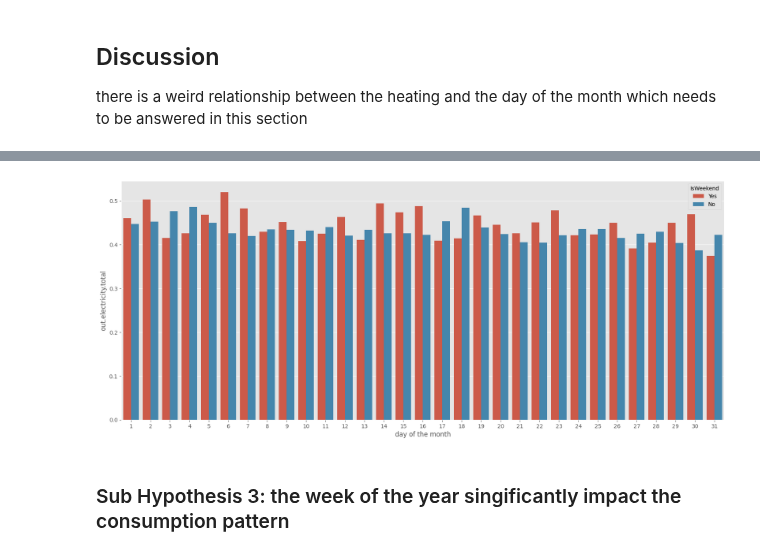
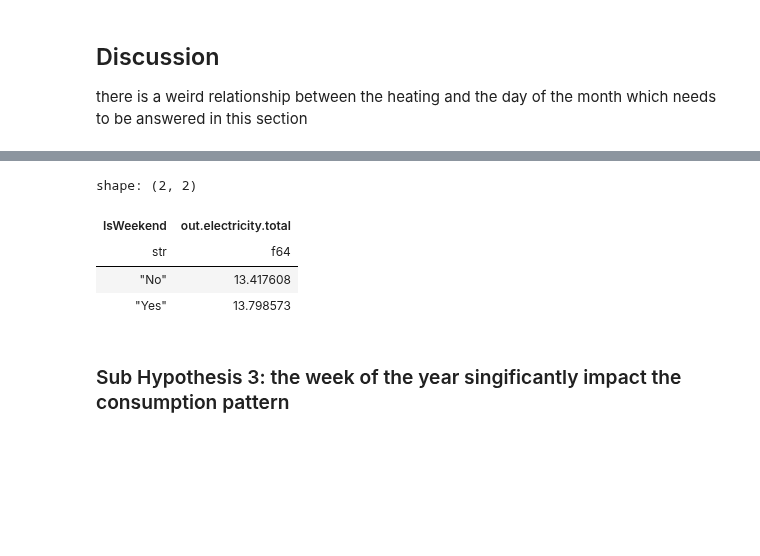
Before and after one commit to 1nuc/load-profile-decomposition, a Jupyter notebook: src/Customer_analysis/run.ipynb, the cells around one changed output, grey strips where cells are left out. Cells and saved outputs as stored; diff of their text form; code cells hidden in the pictures; blank space fills up the shorter version.

```diff
--- a/src/Customer_analysis/run.ipynb
+++ b/src/Customer_analysis/run.ipynb
@@ -281,9 +286,16 @@ isweekend_df=df.select('day of the month','IsWeekend',
                             *LONG_DURATION
                            ).pipe(vis.edit_column_names).group_by('day of the month','IsWeekend').agg(
     pl.col('out.electricity.total').sum()/ pl.len()).sort('day of the month')
-vis._barplot_seaborn(isweekend_df, 'day of the month', 'out.electricity.total','IsWeekend')
+# vis._barplot_seaborn(isweekend_df, 'day of the month', 'out.electricity.total','IsWeekend')
-# %% [output]
-[figure, removed]
+# %%
+weekend=isweekend_df.group_by('IsWeekend').agg(cs.float().sum())
+vis.pie
+# %% [output]
+shape: (2, 2)
+| IsWeekend | out.electricity.total |
+| str | f64 |
+| "No" | 13.417608 |
+| "Yes" | 13.798573 |
 # %% [markdown]
 ### Sub Hypothesis 3: the week of the year singificantly impact the consumption pattern
 # %%
```
Also changed, not shown: parts of 2 cells of this notebook.
